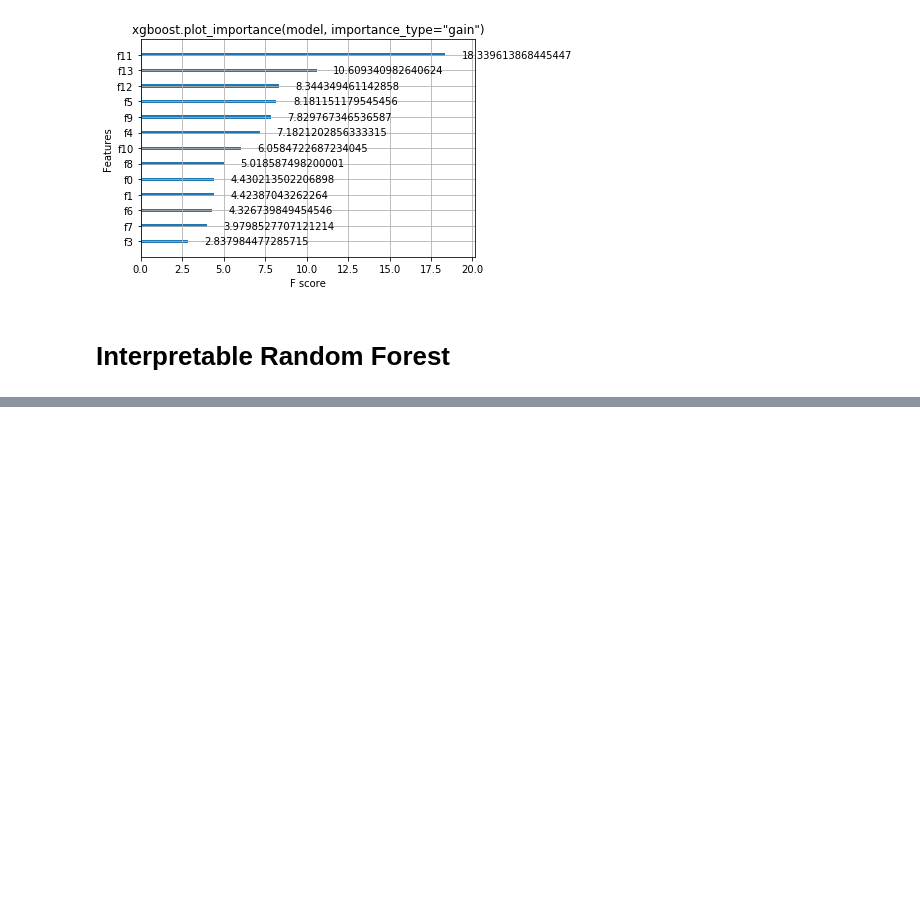
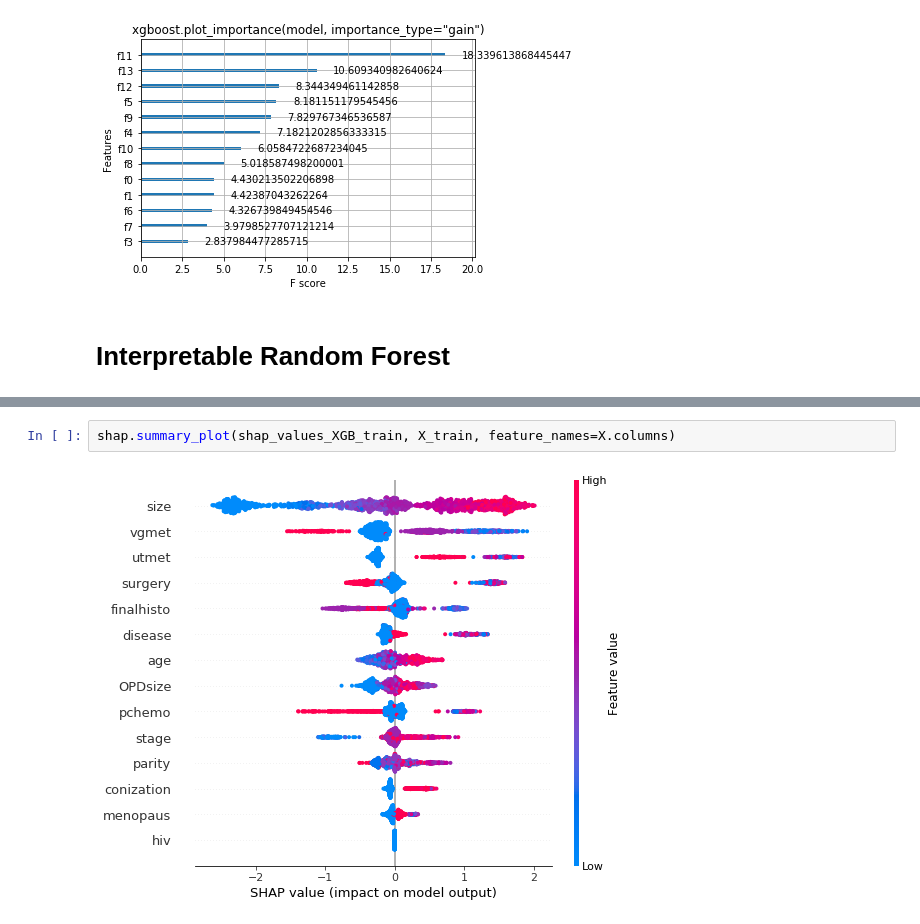
Before and after one commit to plenoi/CMU_DataScience, a Jupyter notebook: InterpretableML.ipynb, the cells around one changed output, grey strips where cells are left out. Saved outputs shown, nothing was run; the diff lists cells and outputs as text; blank space fills up the shorter version.

```diff
--- a/InterpretableML.ipynb
+++ b/InterpretableML.ipynb
@@ -152,0 +231,4 @@ Feature ranking:
+# %%
+shap.summary_plot(shap_values_XGB_train, X_train, feature_names=X.columns)
+# %% [output]
+[figure, added]
```
Also changed, not shown: parts of 21 cells of this notebook.
